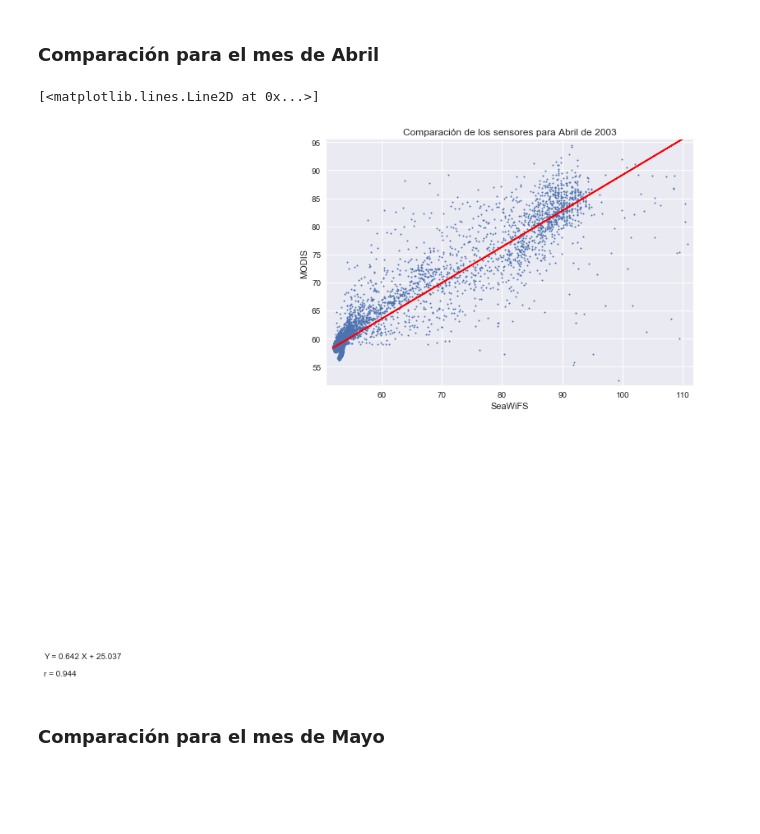
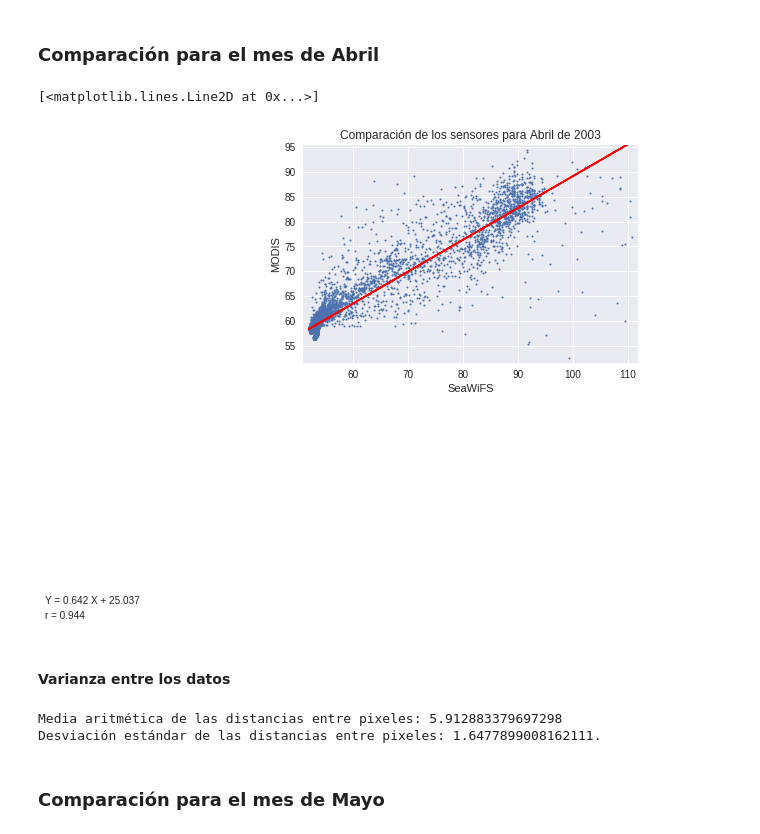
Before and after one commit to jjups96/Satellite, a Jupyter notebook: regresion/Regresión entre los sensores SeaWiFS y MODIS (490).ipynb, the cells around one changed output. Cells and saved outputs as stored; diff of their text form; code cells hidden in the pictures; blank space fills up the shorter version.

```diff
--- a/regresion/Regresión entre los sensores SeaWiFS y MODIS (490).ipynb
+++ b/regresion/Regresión entre los sensores SeaWiFS y MODIS (490).ipynb
@@ -177,7 +212,7 @@ plt.plot(datos_seawifs, a * datos_seawifs + b)
 # %%
 # Para el sensor SeaWiFS.
 
-with open('MARZO 2003/SeaWiFS/Composicion (Lt_490).txt') as archivo_seawifs:
+with open('MARZO_2003/SeaWiFS/Composicion (Lt_490).txt') as archivo_seawifs:
     for _ in range(5):
         # Ignoramos los primeros 5 renglones del archivo.
         archivo_seawifs.readline()
@@ -187,11 +222,11 @@ with open('MARZO 2003/SeaWiFS/Composicion (Lt_490).txt') as archivo_seawifs:
 
 # Desenrrollamos y convertimos a reales.
 datos_seawifs = datos_seawifs.ravel()
-datos_seawifs = np.array([float(dat) for dat in datos_seawifs])
+datos_seawifs_mar = np.array([float(dat) for dat in datos_seawifs])
 
 # Para el sensor MODIS. Es lo mismo pero con otro archivo.
 
-with open('MARZO 2003/MODIS/Composicion (B10).txt') as archivo_modis:
+with open('MARZO_2003/MODIS/Composicion (B10).txt') as archivo_modis:
     for _ in range(5):
         # Ignoramos los primeros 5 renglones del archivo.
         archivo_modis.readline()
@@ -201,27 +236,27 @@ with open('MARZO 2003/MODIS/Composicion (B10).txt') as archivo_modis:
 
 # Desenrrollamos y convertimos a reales.
 datos_modis = datos_modis.ravel()
-datos_modis = np.array([float(dat) for dat in datos_modis])
+datos_modis_mar = np.array([float(dat) for dat in datos_modis])
 
 # Calculamos los coeficientes del ajuste lineal
-a, b = np.polyfit(datos_seawifs, datos_modis, 1)
+a, b = np.polyfit(datos_seawifs_mar, datos_modis_mar, 1)
 # Calculamos el coeficiente de correlación
-r = np.corrcoef(datos_seawifs, datos_modis)
+r = np.corrcoef(datos_seawifs_mar, datos_modis_mar)
 
-plt.plot(datos_seawifs, datos_modis, linestyle='', marker='o', markersize=2)
+plt.plot(datos_seawifs_mar, datos_modis_mar, linestyle='', marker='o', markersize=2)
 
-plt.xlim(np.min(datos_seawifs) - 1, np.max(datos_seawifs) + 1)
-plt.ylim(np.min(datos_modis) - 1, np.max(datos_modis) + 1)
+plt.xlim(np.min(datos_seawifs_mar) - 1, np.max(datos_seawifs_mar) + 1)
+plt.ylim(np.min(datos_modis_mar) - 1, np.max(datos_modis_mar) + 1)
 
 plt.xlabel("SeaWiFS")
 plt.ylabel("MODIS")
 
-plt.title("Comparación de los sensores para Abril de 2003")
+plt.title("Comparación de los sensores para Marzo de 2003")
 
 plt.text(4, 0, 'r = {0:2.3f}'.format(r[0,1]))
 plt.text(4, 3, 'Y = {0:2.3f} X + {1:2.3f}'.format(a, b))
 
 # El ajuste calculado.
-plt.plot(datos_seawifs, a * datos_seawifs + b)
+plt.plot(datos_seawifs_mar, a * datos_seawifs_mar + b)
 # %% [output]
 [<matplotlib.lines.Line2D at 0x...>]
@@ -231,7 +278,7 @@ plt.plot(datos_seawifs, a * datos_seawifs + b)
 # %%
 # Para el sensor SeaWiFS.
 
-with open('ABRIL 2003/SeaWiFS/Composicion (Lt_490).txt') as archivo_seawifs:
+with open('ABRIL_2003/SeaWiFS/Composicion (Lt_490).txt') as archivo_seawifs:
     for _ in range(5):
         # Ignoramos los primeros 5 renglones del archivo.
         archivo_seawifs.readline()
@@ -241,45 +288,57 @@ with open('ABRIL 2003/SeaWiFS/Composicion (Lt_490).txt') as archivo_seawifs:
 
 # Desenrrollamos y convertimos a reales.
 datos_seawifs = datos_seawifs.ravel()
-datos_seawifs = np.array([float(dat) for dat in datos_seawifs])
+datos_seawifs_abr = np.array([float(dat) for dat in datos_seawifs])
 
 # Para el sensor MODIS. Es lo mismo pero con otro archivo.
 
-with open('ABRIL 2003/MODIS/Composicion (B10).txt') as archivo_modis:
+with open('ABRIL_2003/MODIS/Composicion (B10).txt') as archivo_modis:
     for _ in range(5):
         # Ignoramos los primeros 5 renglones del archivo.
         archivo_modis.readline()
     # Separamos los datos en una matriz.
     datos_modis = np.array([archivo_modis.readline().split()
                               for _ in range(127)])
 
 # Desenrrollamos y convertimos a reales.
 datos_modis = datos_modis.ravel()
-datos_modis = np.array([float(dat) for dat in datos_modis])
+datos_modis_abr = np.array([float(dat) for dat in datos_modis])
 
 # Calculamos los coeficientes del ajuste lineal
-a, b = np.polyfit(datos_seawifs, datos_modis, 1)
+a, b = np.polyfit(datos_seawifs_abr, datos_modis_abr, 1)
 # Calculamos el coeficiente de correlación
-r = np.corrcoef(datos_seawifs, datos_modis)
+r = np.corrcoef(datos_seawifs_abr, datos_modis_abr)
 
-plt.plot(datos_seawifs, datos_modis, linestyle='', marker='o', markersize=2)
+plt.plot(datos_seawifs_abr, datos_modis_abr, linestyle='', marker='o', markersize=2)
 
-plt.xlim(np.min(datos_seawifs) - 1, np.max(datos_seawifs) + 1)
-plt.ylim(np.min(datos_modis) - 1, np.max(datos_modis) + 1)
+plt.xlim(np.min(datos_seawifs_abr) - 1, np.max(datos_seawifs_abr) + 1)
+plt.ylim(np.min(datos_modis_abr) - 1, np.max(datos_modis_abr) + 1)
 
 plt.xlabel("SeaWiFS")
 plt.ylabel("MODIS")
 
 plt.title("Comparación de los sensores para Abril de 2003")
 
 plt.text(4, 0, 'r = {0:2.3f}'.format(r[0,1]))
 plt.text(4, 3, 'Y = {0:2.3f} X + {1:2.3f}'.format(a, b))
 
 # El ajuste calculado.
-plt.plot(datos_seawifs, a * datos_seawifs + b,"r")
+plt.plot(datos_seawifs_abr, a * datos_seawifs_abr + b,"r")
 # %% [output]
 [<matplotlib.lines.Line2D at 0x...>]
-[figure, old version]
+[figure, new version]
+# %% [markdown]
+#### Varianza entre los datos
+# %%
+datos_comb_abr = abs(datos_seawifs_abr - datos_modis_abr)
+ma_comb_abr = np.mean(datos_comb_abr)
+desv_est_comb_abr = np.std(datos_comb_abr)
+
+print("Media aritmética de las distancias entre pixeles: {}".format(ma_comb_abr))
+print("Desviación estándar de las distancias entre pixeles: {}.".format(desv_est_comb_abr))
+# %% [output]
+Media aritmética de las distancias entre pixeles: 5.912883379697298
+Desviación estándar de las distancias entre pixeles: 1.6477899008162111.
 # %% [markdown]
 ### Comparación para el mes de Mayo
 # %%
```
Also changed, not shown: parts of 21 cells of this notebook.
